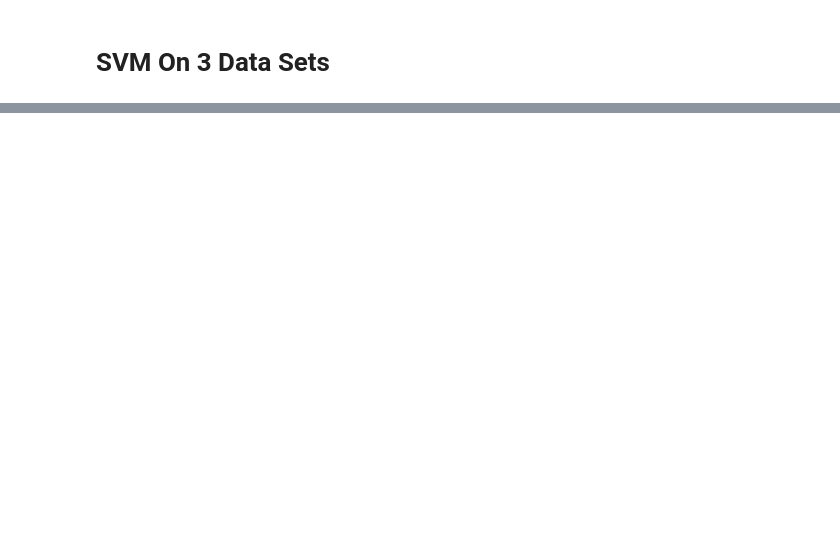
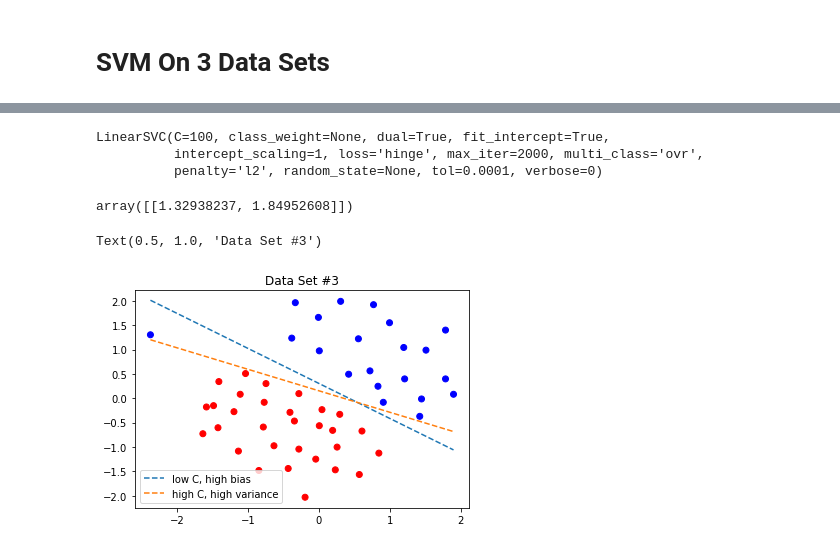
Before and after one commit to arinchang/SVM_classifier, a Jupyter notebook: svm_classifier.ipynb, the cells around one changed output, grey strips where cells are left out. Drawn from its saved outputs; the diff is of its cells as text; code cells hidden in the pictures; blank space fills up the shorter version.

```diff
--- a/svm_classifier.ipynb
+++ b/svm_classifier.ipynb
@@ -65,0 +51,33 @@ for i in np.arange(0, 3, 1):
+# %%
+# Try a linear SVC
+from sklearn.svm import LinearSVC
+
+clf_bias = LinearSVC(loss='hinge', C=1.0)
+clf_bias.fit(X1, y1)
+
+clf_variance = LinearSVC(loss='hinge', C=100, max_iter=2000)
+clf_variance.fit(X1, y1)
+# %% [output]
+LinearSVC(C=100, class_weight=None, dual=True, fit_intercept=True,
+          intercept_scaling=1, loss='hinge', max_iter=2000, multi_class='ovr',
+          penalty='l2', random_state=None, tol=0.0001, verbose=0)
+# %%
+clf_bias.coef_
+# %% [output]
+array([[1.32938237, 1.84952608]])
+# %%
+# Make line values from decision boundary lines
+x1s = np.linspace(min(X1[:, 0]), max(X1[:, 0]), 20)
+x2s_bias = (-clf_bias.intercept_ - clf_bias.coef_[0][0]*x1s)/clf_bias.coef_[0][1]
+x2s_variance = (-clf_variance.intercept_ - clf_variance.coef_[0][0]*x1s)/clf_variance.coef_[0][1]
+
+# visualize decision boundary
+fig, ax = plt.subplots()
+ax.scatter(X1[:, 0], X1[:, 1], color=["r" if y == 0 else "b" for y in y1])
+ax.plot(x1s, x2s_bias, linestyle="--", label="low C, high bias")
+ax.plot(x1s, x2s_variance, linestyle="--", label="high C, high variance")
+ax.legend(loc="lower left")
+ax.set_title("Data Set #%i" % (i+1,))
+# %% [output]
+Text(0.5, 1.0, 'Data Set #3')
+[figure, added]
```
Also changed, not shown: parts of 4 cells of this notebook.
